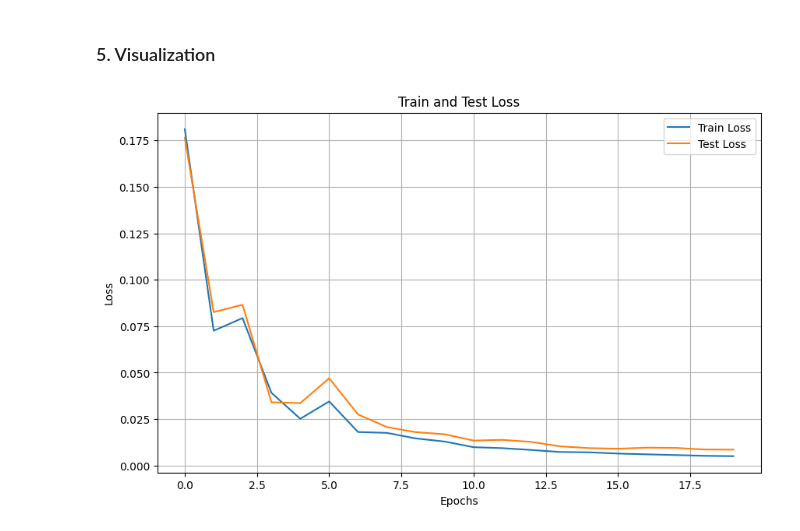
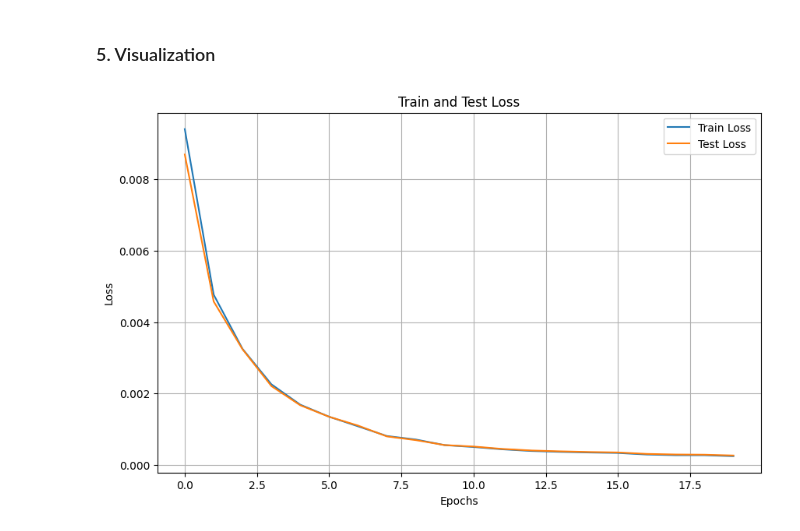
Before and after one commit to anne-df/ige-to-share, a Jupyter notebook: mlp.ipynb, the cells around one changed output. Drawn from its saved outputs; the diff is of its cells as text; code cells hidden in the pictures.

```diff
--- a/mlp.ipynb
+++ b/mlp.ipynb
@@ -31,8 +32,8 @@ import pickle
 # %%
-train_data = np.load("train_data.npy")
-train_labels = np.load("train_labels.npy")
-test_data = np.load("test_data.npy")
-test_labels = np.load("test_labels.npy")
+train_data = np.load("data/train_data.npy")
+train_labels = np.load("data/train_labels.npy")
+test_data = np.load("data/test_data.npy")
+test_labels = np.load("data/test_labels.npy")
 
 # Convert to jax
 train_data = jnp.array(train_data)
@@ -56,15 +57,21 @@ def mlp(params, x):
         x = jnp.tanh(jnp.dot(x, w) + b)
     w_last, b_last = params[-1]
     return jnp.dot(x, w_last) + b_last
+
+# Adapter les entrées pour le MLP
+def reshape_data(x):
+    # Reshape les données de `(n_sim, 5, depth)` à `(n_sim, 5 * depth)`
+    return x.reshape(x.shape[0], -1)
 # %%
 # Initialize MLP parameters
-layer_sizes = [train_data.shape[1], 64, 64, 1]  # 5 -> 64 -> 64 -> 1
+input_size = train_data.shape[1] * train_data.shape[2]
+layer_sizes = [input_size, 64, 64, 1]  # 5 -> 64 -> 64 -> 1
 key = random.PRNGKey(0)
 params = init_mlp_params(layer_sizes, key)
 # %%
 # Loss function
 def loss_fn(params, x, y):
-    predictions = mlp(params, x)
+    predictions = mlp(params, reshape_data(x))
     return jnp.mean((predictions - y) ** 2) # MSE
 
 # Optimizer
@@ -127,25 +134,25 @@ Saved as 'mlp_model.pth'.
 # %%
 plt.figure(figsize=(10, 6))
 plt.plot(train_losses, label="Train Loss")
 plt.plot(test_losses, label="Test Loss")
 plt.xlabel("Epochs")
 plt.ylabel("Loss")
 plt.title("Train and Test Loss")
 plt.legend()
 plt.grid(True)
 plt.savefig("loss_plot.png")  # Save figure
 plt.show()
 
 # Load model from .pth file
 def load_model(file_path):
     with open(file_path, "rb") as f:
         params = pickle.load(f)
     return params
 
 # Load model
 loaded_params = load_model("mlp_model.pth")
 
 # Prediction for test set
-test_predictions = vmap(lambda x: mlp(loaded_params, x))(test_data)
+test_predictions = vmap(lambda x: mlp(loaded_params, x))(reshape_data(test_data))
 # %% [output]
-[figure, old version]
+[figure, new version]
```
Also changed, not shown: parts of 10 cells of this notebook, 15 other files.
